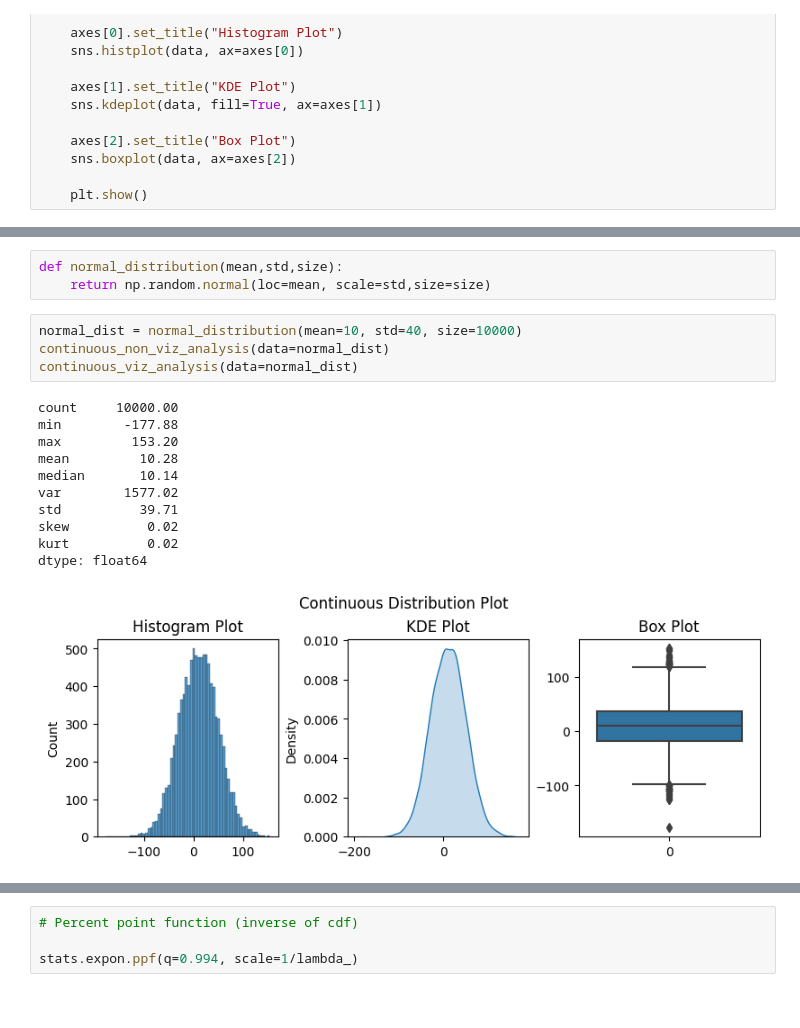
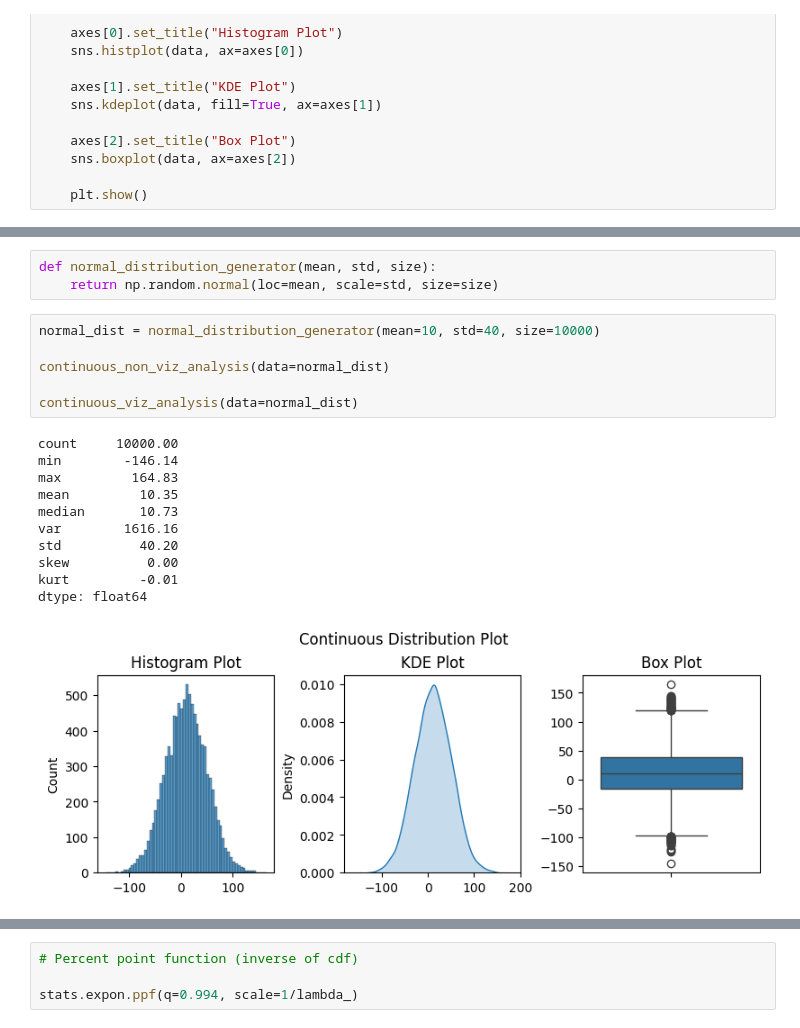
Before and after one commit to Tolash123/Machine_learning_and_Deep_learning, a Jupyter notebook: Module3-Advance Data analysis and statistics/1. Data Distributions/distribution_introduction.ipynb, the cells around one changed output, grey strips where cells are left out. Drawn from its saved outputs; the diff is of its cells as text.

```diff
--- a/Module3-Advance Data analysis and statistics/1. Data Distributions/distribution_introduction.ipynb
+++ b/Module3-Advance Data analysis and statistics/1. Data Distributions/distribution_introduction.ipynb
@@ -495,22 +559,24 @@ Probability Density Function
 # %%
-def normal_distribution(mean,std,size):
-    return np.random.normal(loc=mean, scale=std,size=size)
+def normal_distribution_generator(mean, std, size):
+    return np.random.normal(loc=mean, scale=std, size=size)
 # %%
-normal_dist = normal_distribution(mean=10, std=40, size=10000)
+normal_dist = normal_distribution_generator(mean=10, std=40, size=10000)
+
 continuous_non_viz_analysis(data=normal_dist)
+
 continuous_viz_analysis(data=normal_dist)
 # %% [output]
 count     10000.00
-min        -177.88
-max         153.20
-mean         10.28
-median       10.14
-var        1577.02
-std          39.71
-skew          0.02
-kurt          0.02
+min        -146.14
+max         164.83
+mean         10.35
+median       10.73
+var        1616.16
+std          40.20
+skew          0.00
+kurt         -0.01
 dtype: float64
-[figure, old version]
+[figure, new version]
 # %%
 # Using scipy.stats to generate the normal distribution
 mean=10
```
Also changed, not shown: parts of 104 cells of this notebook.
